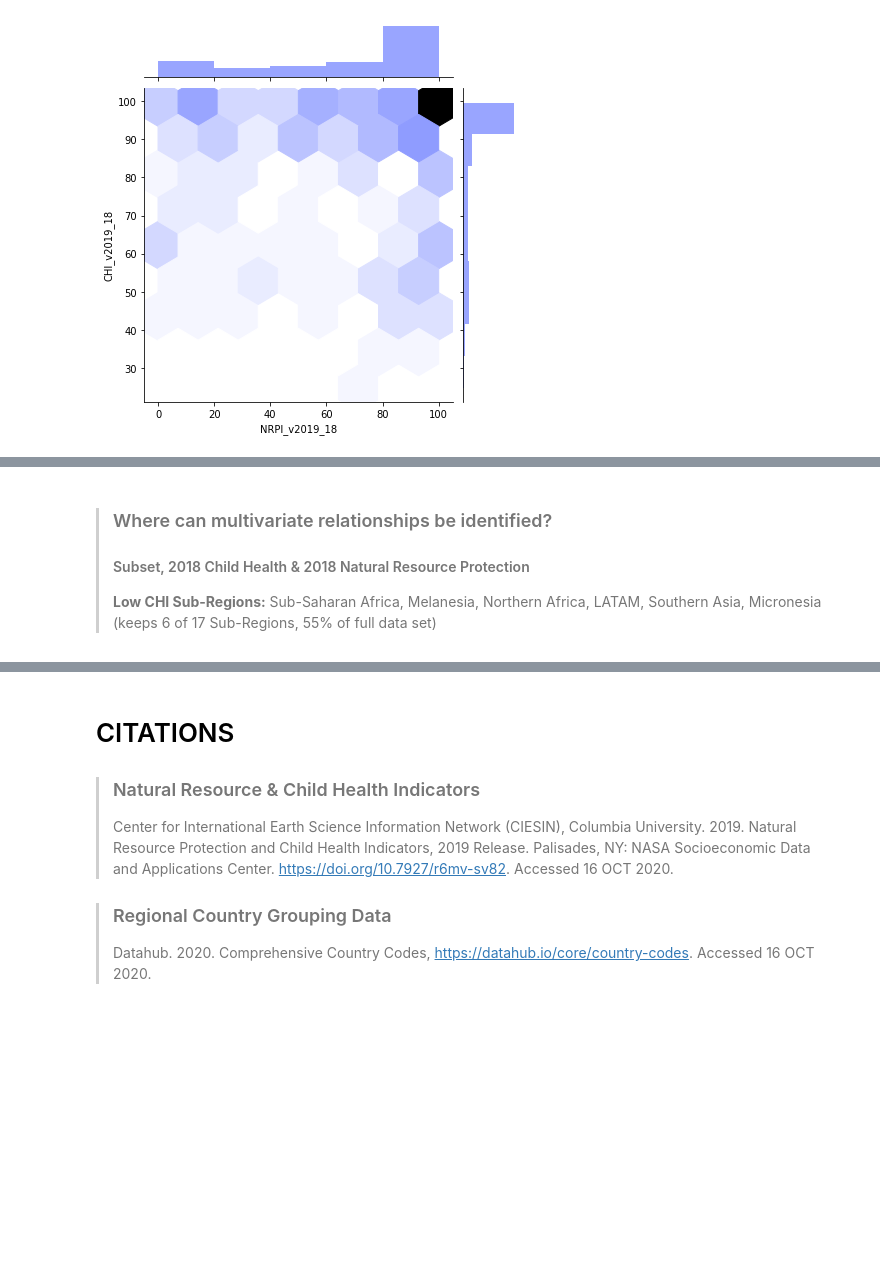
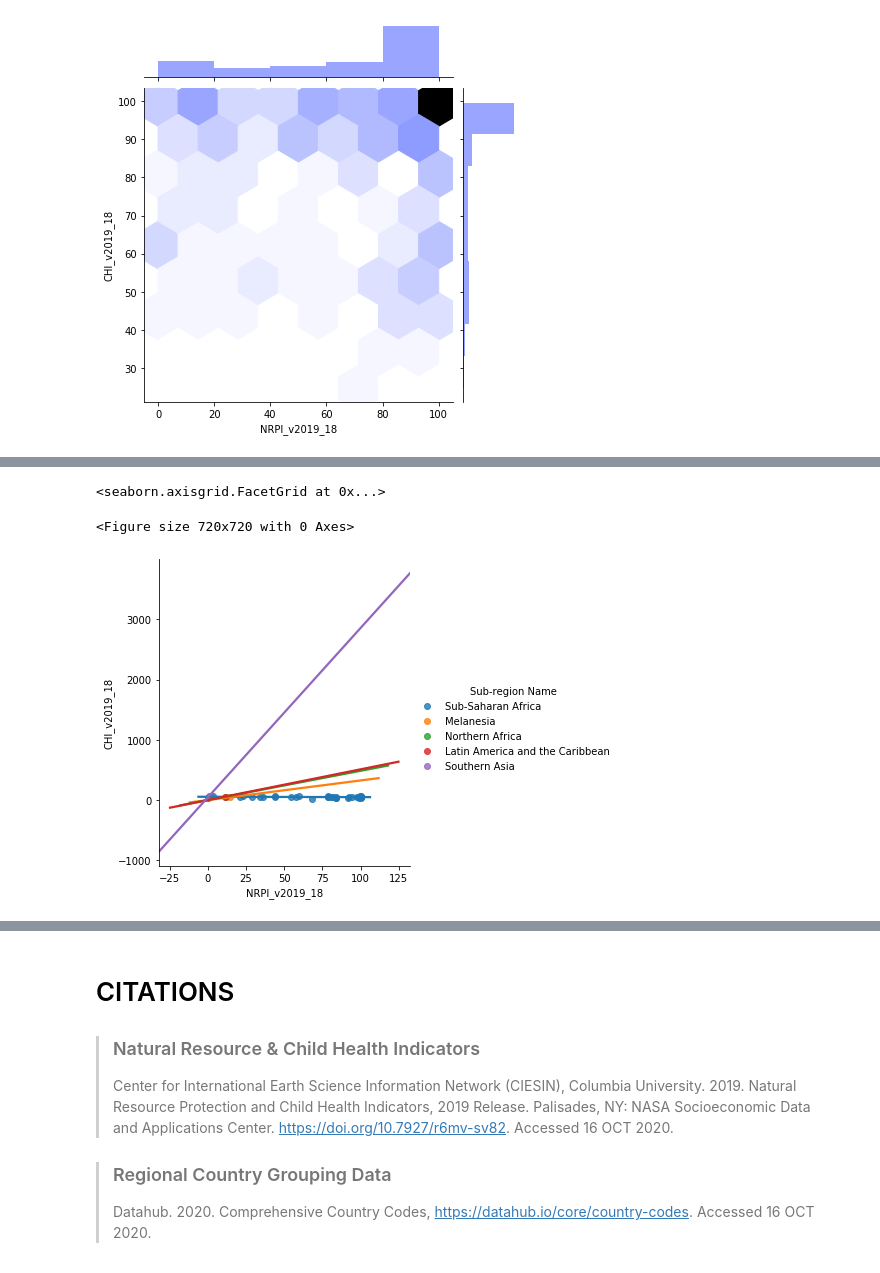
Before and after one commit to atxmoon/aly6140_capstone, a Jupyter notebook: capstone_amoon.ipynb, the cells around one changed output, grey strips where cells are left out. Saved outputs shown, nothing was run; the diff lists cells and outputs as text; code cells hidden in the pictures; blank space fills up the shorter version.

```diff
--- a/capstone_amoon.ipynb
+++ b/capstone_amoon.ipynb
@@ -194,4 +290,0 @@ sns.lmplot(x="NRPI_v2019_18", y="CHI_v2019_18", hue="Region Name", data=df)
-# %% [markdown]
-> ### Where can multivariate relationships be identified?
-> #### Subset, 2018 Child Health & 2018 Natural Resource Protection
-> **Low CHI Sub-Regions:** Sub-Saharan Africa, Melanesia, Northern Africa, LATAM, Southern Asia, Micronesia (keeps 6 of 17 Sub-Regions, 55% of full data set)
@@ -202,2 +291,10 @@ subset_df = df.loc[df['Sub-region Name'].isin(subset)]
+# %%
+# trend from subset of 40 countries by sub-region
+plt.figure(figsize=(10, 10))
+sns.lmplot(x="NRPI_v2019_18", y="CHI_v2019_18", hue="Sub-region Name", data=country_subset_df)
+# %% [output]
+<seaborn.axisgrid.FacetGrid at 0x...>
+<Figure size 720x720 with 0 Axes>
+[figure, added]
 # %%
 # jointplot with subset data
```
Also changed, not shown: parts of 38 cells of this notebook.
